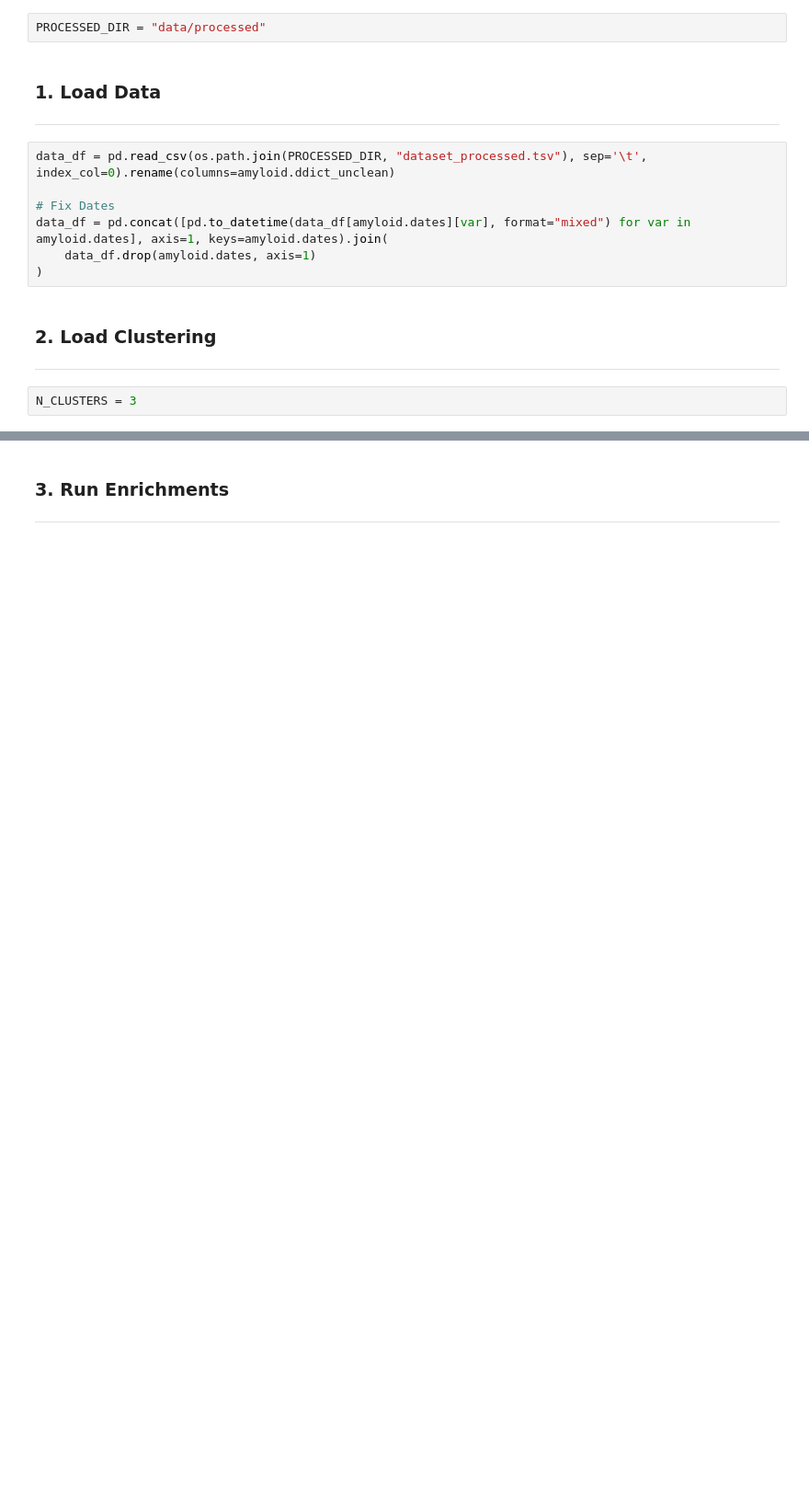
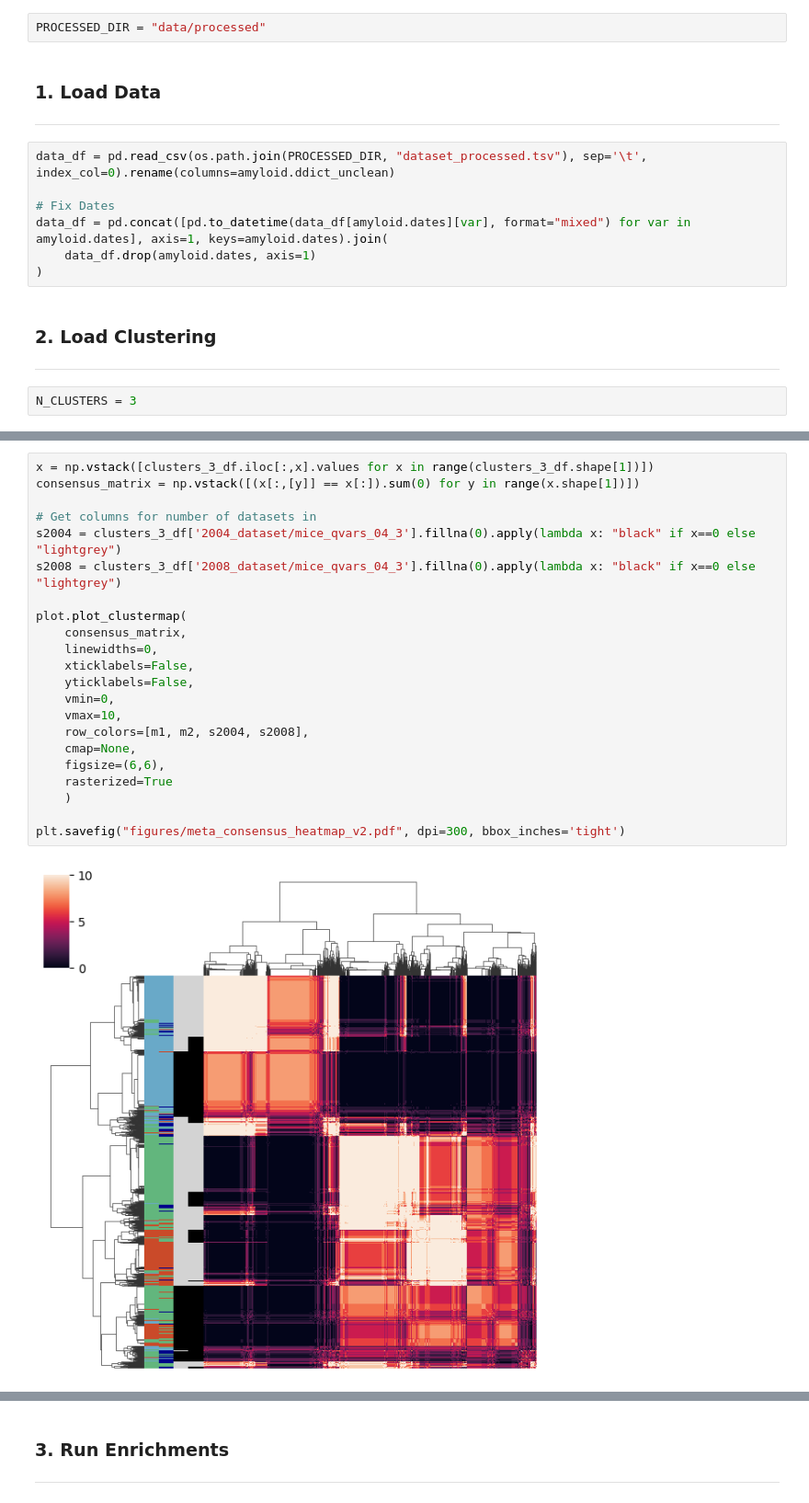
Before and after one commit to shankara-a/amyloidosis_bmc_2023, a Jupyter notebook: 03b_cluster_enrichment_pca.ipynb, the cells around one changed output, grey strips where cells are left out. Shown at 92% size. Saved outputs shown, nothing was run; the diff lists cells and outputs as text; blank space fills up the shorter version.

```diff
--- a/03b_cluster_enrichment_pca.ipynb
+++ b/03b_cluster_enrichment_pca.ipynb
@@ -87,0 +99,24 @@ plt.savefig("figures/ccp_cmatrix.svg", dpi=200, bbox_inches='tight')
+# %%
+x = np.vstack([clusters_3_df.iloc[:,x].values for x in range(clusters_3_df.shape[1])])
+consensus_matrix = np.vstack([(x[:,[y]] == x[:]).sum(0) for y in range(x.shape[1])])
+
+# Get columns for number of datasets in
+s2004 = clusters_3_df['2004_dataset/mice_qvars_04_3'].fillna(0).apply(lambda x: "black" if x==0 else "lightgrey")
+s2008 = clusters_3_df['2008_dataset/mice_qvars_04_3'].fillna(0).apply(lambda x: "black" if x==0 else "lightgrey")
+
+plot.plot_clustermap(
+    consensus_matrix,
+    linewidths=0,
+    xticklabels=False,
+    yticklabels=False,
+    vmin=0,
+    vmax=10,
+    row_colors=[m1, m2, s2004, s2008],
+    cmap=None,
+    figsize=(6,6),
+    rasterized=True
+    )
+
+plt.savefig("figures/meta_consensus_heatmap_v2.pdf", dpi=300, bbox_inches='tight')
+# %% [output]
+[figure, added]
```
Also changed, not shown: parts of 20 cells of this notebook, 12 other files.
